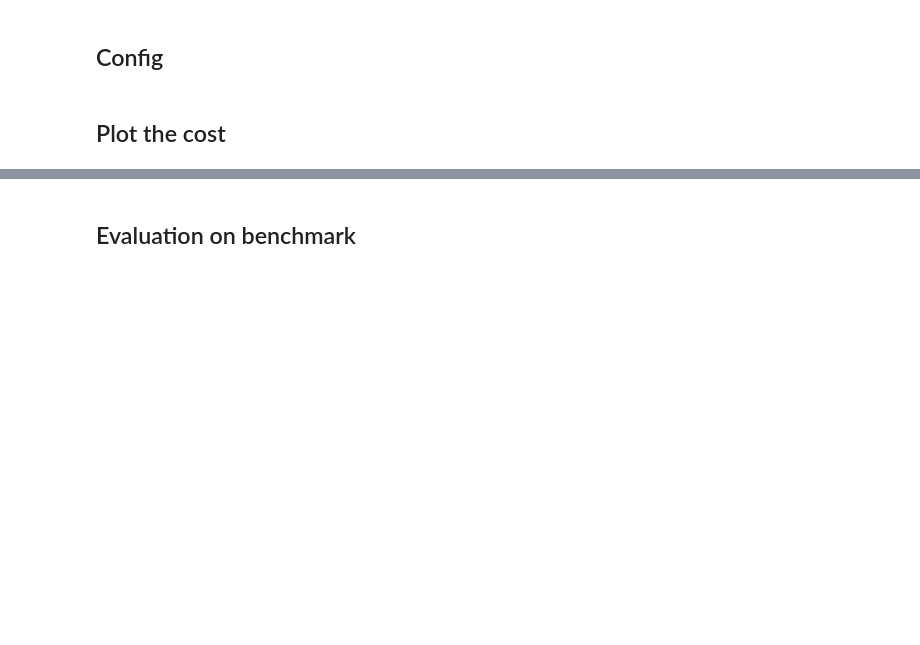
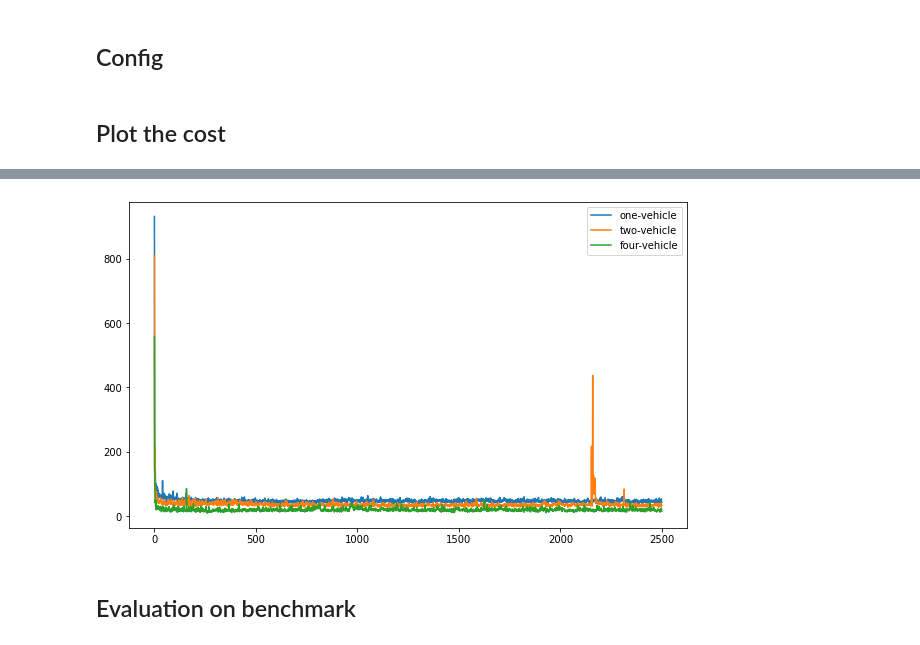
Before and after one commit to amir7697/multi-vehicle_vrp, a Jupyter notebook: evaluation/evaluation.ipynb, the cells around one changed output, grey strips where cells are left out. Saved outputs shown, nothing was run; the diff lists cells and outputs as text; code cells hidden in the pictures; blank space fills up the shorter version.

```diff
--- a/evaluation/evaluation.ipynb
+++ b/evaluation/evaluation.ipynb
@@ -74,3 +75,7 @@ Use eager execution and:
+# %%
+plot_cost(LOG_PATH_LIST, LOG_NAME_LIST, 'avg_delay_cost')
+# %% [output]
+[figure, added]
 # %% [markdown]
 ## Evaluation on benchmark
 # %% [markdown]
```
Also changed, not shown: parts of 4 cells of this notebook.
